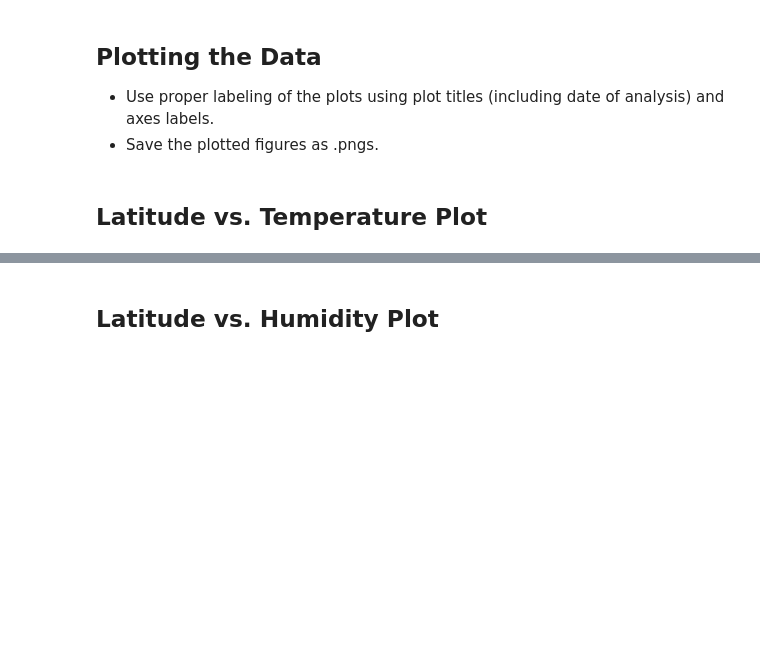
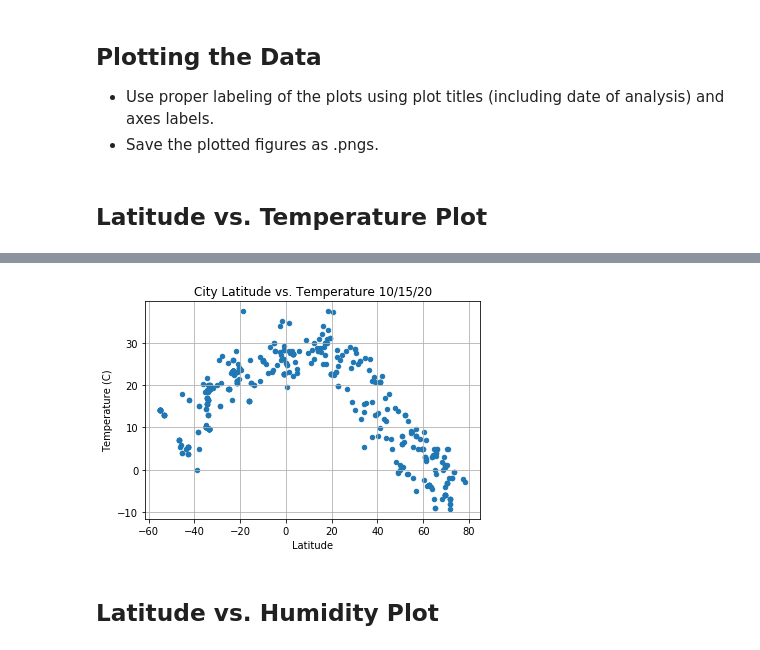
Before and after one commit to alextorres12/python-api-challenge, a Jupyter notebook: WeatherPy/WeatherPy.ipynb, the cells around one changed output, grey strips where cells are left out. Saved outputs shown, nothing was run; the diff lists cells and outputs as text; code cells hidden in the pictures; blank space fills up the shorter version.

Commit message:
Creates first four plots

```diff
--- a/WeatherPy/WeatherPy.ipynb
+++ b/WeatherPy/WeatherPy.ipynb
@@ -45,7 +42,9 @@ for i in range(0,499):
 * Perform a weather check on each city using a series of successive API calls.
 * Include a print log of each city as it'sbeing processed (with the city number and city name).
 # %%
+# Initializes lists for weather data
 latitudes = []
+longitudes = []
 temperatures = []
 humidity = []
 cloudiness = []
@@ -54,12 +53,15 @@ wind_speed = []
 print("Beginning Data Retrieval")
 print("--------------------------")
 
+# Loops through each city to retrieve weather data via API calls
+# Enters null values if no weather data is found
 for i in range(0,499):
     print(f"Processing Record {i+1} of 500 | {cities[i]},{countries[i]}")
     try:
         url = f"http://api.openweathermap.org/data/2.5/weather?q={cities[i]},{countries[i]}&appid={weather_api_key}&units=metric"
         response = requests.get(url).json()
         latitudes.append(response['coord']['lat'])
+        longitudes.append(response['coord']['lon'])
         temperatures.append(response['main']['temp'])
         humidity.append(response['main']['humidity'])
         cloudiness.append(response['clouds']['all'])
@@ -67,6 +69,7 @@ for i in range(0,499):
     except:
         print("City not found.")
         latitudes.append(None)
+        longitudes.append(None)
         temperatures.append(None)
         humidity.append(None)
         cloudiness.append(None)
@@ -169,0 +100,14 @@ Int64Index([], dtype='int64')
+# %%
+df = pd.DataFrame({
+    "City":cities,
+    "Lat":latitudes,
+    "Lng":longitudes,
+    "Temp":temperatures,
+    "Humidity":humidity,
+    "Cloudiness":cloudiness,
+    "Wind Speed":wind_speed,
+    "Country":countries
+})
+
+df.to_csv("Output/data.csv", index=False, header=True)
+df
@@ -169,0 +128,3 @@ Int64Index([], dtype='int64')
+# %%
+df = df.dropna()
+df
@@ -179,2 +151,13 @@ Int64Index([], dtype='int64')
+# %%
+lats_and_temps = df[["Lat","Temp"]]
+lats_and_temps.plot(kind="scatter",x="Lat",y="Temp",grid=True)
+
+plt.title("City Latitude vs. Temperature 10/15/20")
+plt.xlabel("Latitude")
+plt.ylabel("Temperature (C)")
+
+plt.show()
+# %% [output]
+[figure, added]
 # %% [markdown]
 ## Latitude vs. Humidity Plot
```
Also changed, not shown: parts of 18 cells of this notebook, 1 other file.
